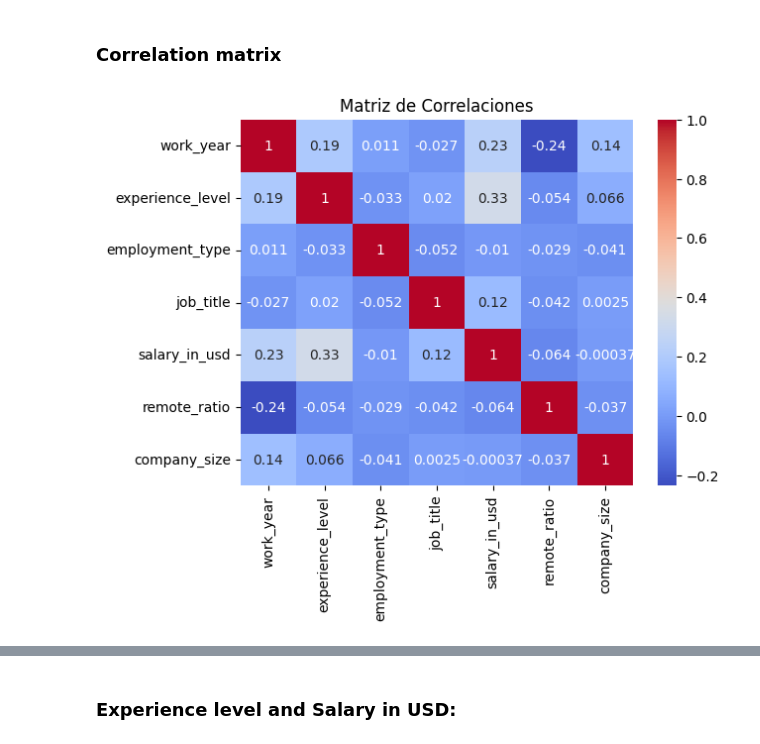
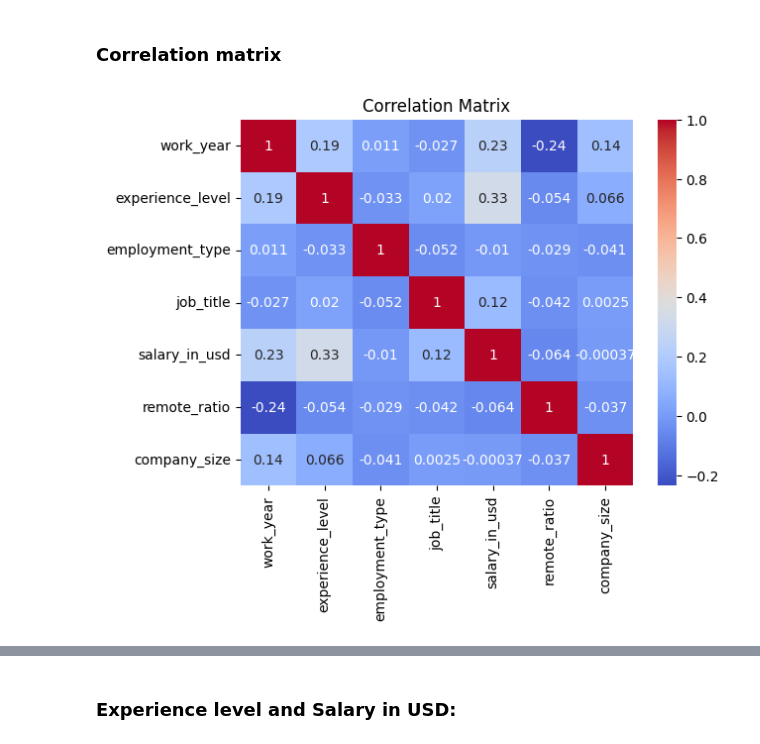
Before and after one commit to santiloc-hub/Data-Science-Salary-Analisis, a Jupyter notebook: Main.ipynb, the cells around one changed output, grey strips where cells are left out. Saved outputs shown, nothing was run; the diff lists cells and outputs as text; code cells hidden in the pictures.

```diff
--- a/Main.ipynb
+++ b/Main.ipynb
@@ -197,7 +200,7 @@ data_encoded.head()
 # %%
 Correlation_matrix=data_encoded.corr()
 sns.heatmap(Correlation_matrix,annot=True,cmap='coolwarm')
-plt.title('Matriz de Correlaciones')
+plt.title('Correlation Matrix')
 plt.show()
 # %% [output]
-[figure, old version]
+[figure, new version]
```
Also changed, not shown: parts of 9 cells of this notebook.
